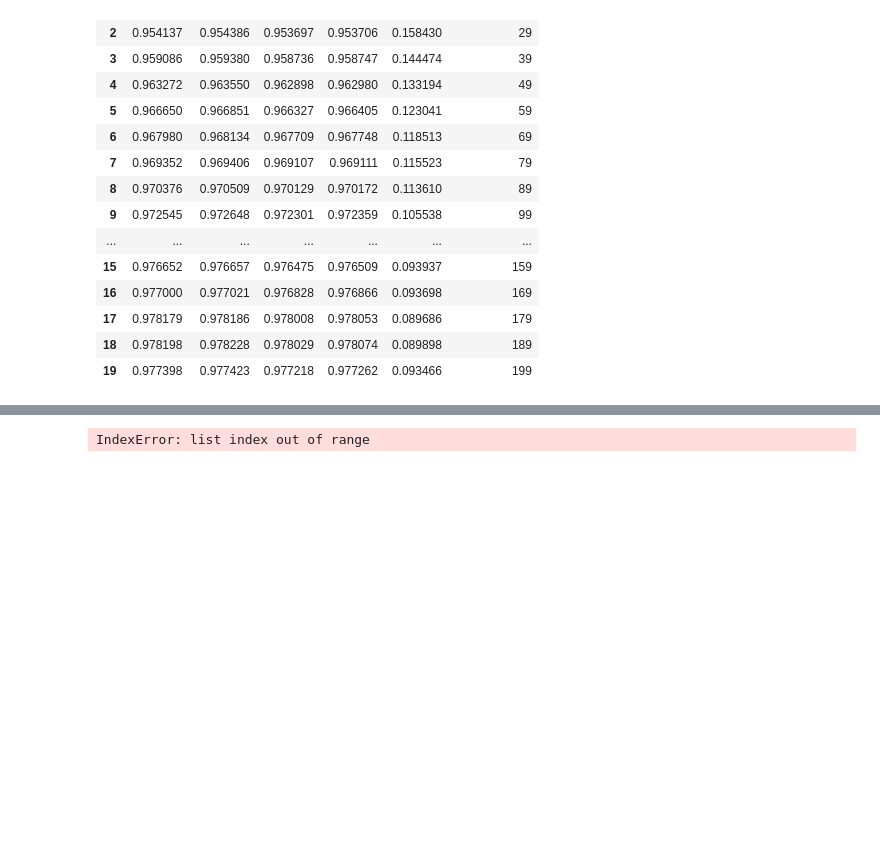
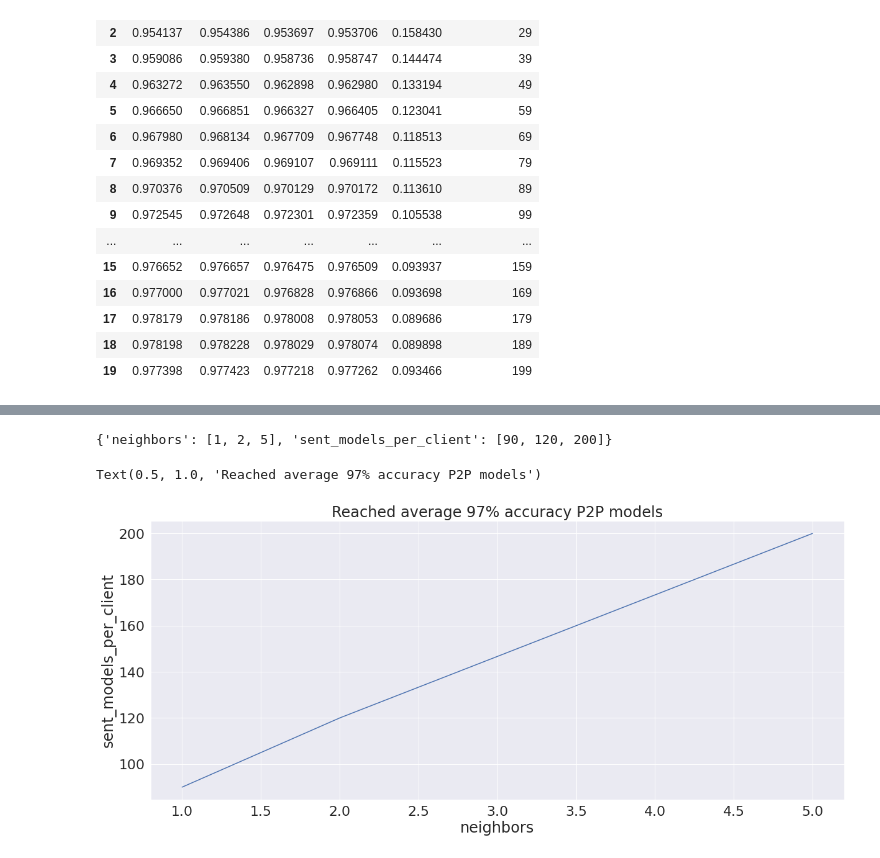
Before and after one commit to dylanmaenpaa/thesis, a Jupyter notebook: plots.ipynb, the cells around one changed output, grey strips where cells are left out. Cells and saved outputs as stored; diff of their text form; code cells hidden in the pictures; blank space fills up the shorter version.

```diff
--- a/plots.ipynb
+++ b/plots.ipynb
@@ -250,7 +252,7 @@ sns.set(rc={'figure.figsize':(20,8.27)})
 sns.set(font_scale=2)  # *crazy big
 
 ### OPEN P2P
-C_all= [2, 5,]# 10, 20, 50]
+C_all=[1, 2, 5,]# 10, 20, 50]
 dfs = []
 
 # Key: C
@@ -259,34 +261,36 @@ dfs = []
 reach_threshhold = {'neighbors': [], 'sent_models_per_client': []}
 for C in C_all:
     nr_clients = 100 ### NUMBER OF CLIENTS/ENTITIES
     client_epochs = 1   # Number of client epochs
     communication_rounds = 200  # Number of maximum communication rounds
     test_every_x_round = 10
 
     dir_str = '{}_{}_{}_{}_{}/'.format(nr_clients, C, client_epochs, communication_rounds, test_every_x_round)
     path = './Results/P2P/' + dir_str
 
     with open(path + 'metrics', 'rb') as metrics_file:
         metrics_p2p = pickle.load(metrics_file)
 
     # per node communication
     # C*nr_clients*round
 
     avgs =  [calc_avg_clients_metrics(metrics_p2p[0][i]) for i in range(communication_rounds//test_every_x_round)]
 
     # Find when acc bigger than 97%
     for i, test_round in enumerate(avgs):
         if test_round['average_accuracy'] >= 0.97:
             reach_threshhold['neighbors'].append(C)
             reach_threshhold['sent_models_per_client'].append((i+1)*test_every_x_round*C)
             break
 
 print(reach_threshhold)
 df = pd.DataFrame(reach_threshhold)
 graph = sns.lineplot(x="neighbors", y="sent_models_per_client", data=df)
 graph.set_title("Reached average 97% accuracy P2P models")
 # %% [output]
-IndexError: list index out of range
+{'neighbors': [1, 2, 5], 'sent_models_per_client': [90, 120, 200]}
+Text(0.5, 1.0, 'Reached average 97% accuracy P2P models')
+[figure, added]
 # %%
 # systemtid MB, sekunder x axel, neighbors y axel,
 # tid y axel, tid att träna x axel, heatmap X.
```
Also changed, not shown: parts of 2 cells of this notebook.
